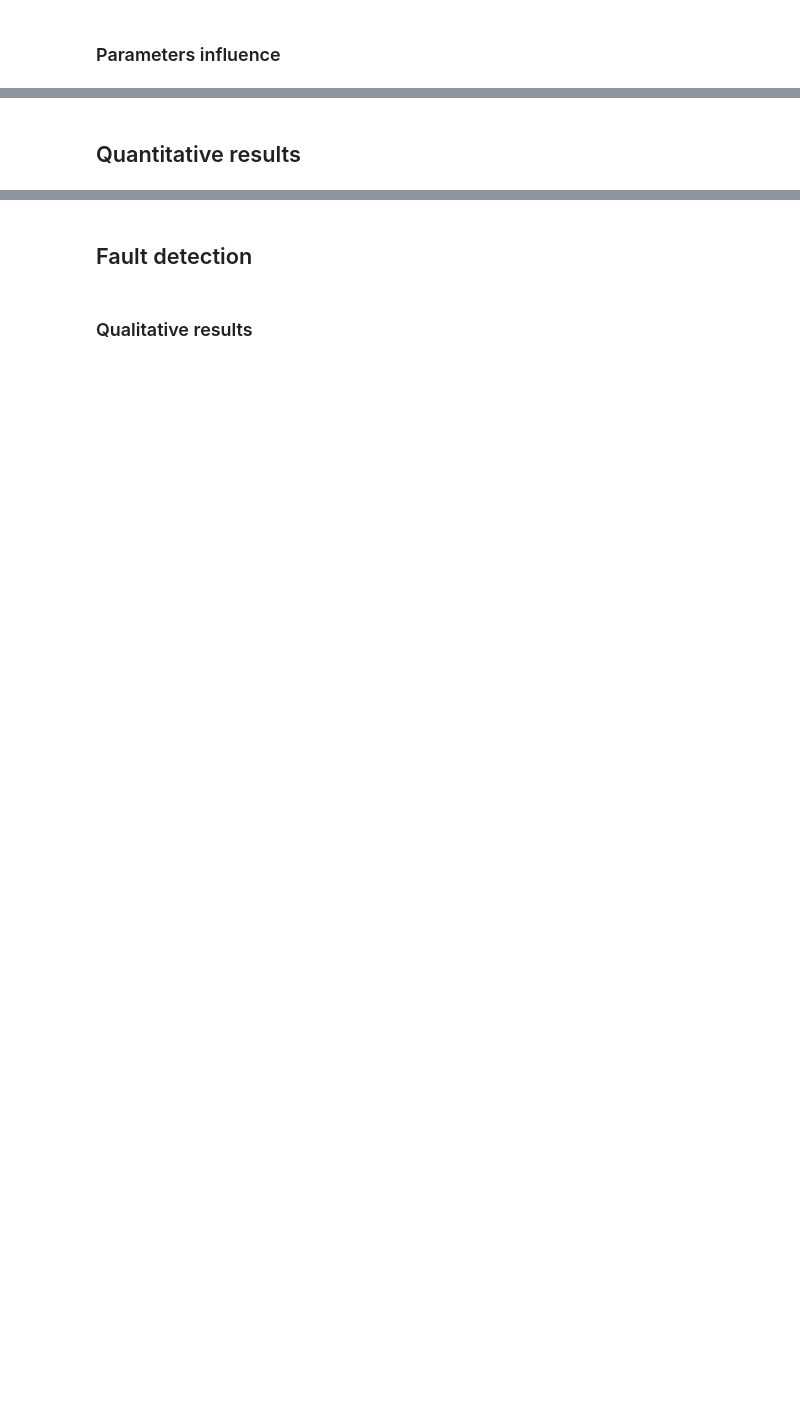
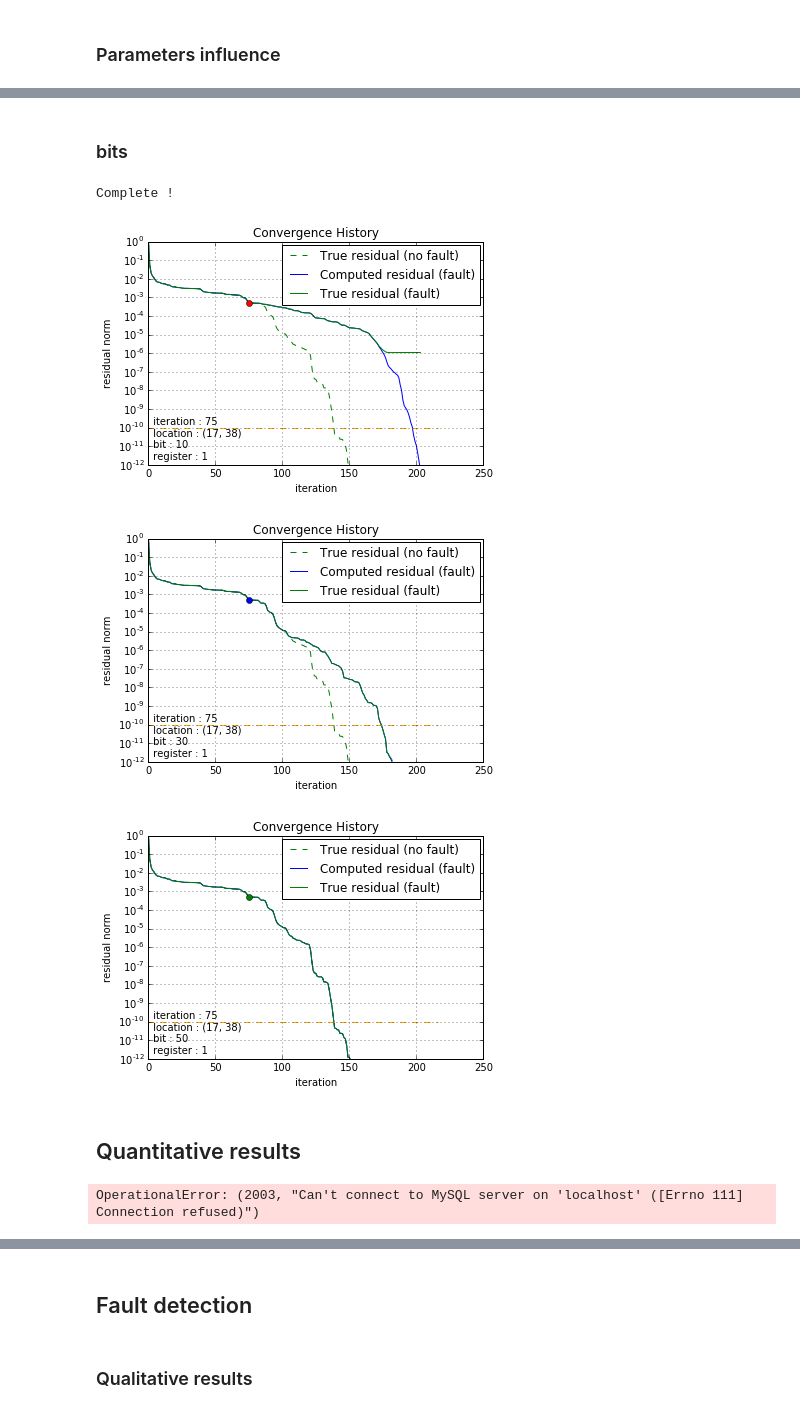
Before and after one commit to alemoreau/Resilience, a Jupyter notebook: Resilience - GMRES.ipynb, the cells around one changed output, grey strips where cells are left out. Drawn from its saved outputs; the diff is of its cells as text; code cells hidden in the pictures; blank space fills up the shorter version.

```diff
--- a/Resilience - GMRES.ipynb
+++ b/Resilience - GMRES.ipynb
@@ -318,3 +333,25 @@ def when_has_converged(data, epsilon = epsilon):
+# %% [markdown]
+### bits
+# %%
+experiment_parameters = experiment_parameters_generator(iterations = [F.get_data()[0]["l"] / 2], bits = [10, 30, 50], tol = epsilon/100)
+
+E = Experiment(experiment_parameters, gmres_algorithm)
+E.set_inputs(inputs)
+E.run(show_progress=True, n=3)
+
+for data in E.get_data():
+    color = gmres_display.convergence_outcome_color(data, F.get_data()[0], epsilon)
+    fig = plt.figure()
+    gmres_display.convergence_history(data, data_no_fault = F.get_data()[0], computed_residual_label="Computed residual (fault)", true_residual_label="True residual (fault)", fault = True, fault_color=color, delta = False, ylim = (epsilon / 100, 1), xytext = (1, 2 * epsilon / 100), bbox_to_anchor=(0.38, 0.85))
+    plt.plot([0, n], [epsilon, epsilon], linestyle="--", color="orange")
+    #fig.show()
+    gmres_display.save_fig_pdf(fig, "figure" + str(i) + ".pdf")
+    i += 1
+# %% [output]
+Complete !
+[figure, added]
+[figure, added]
+[figure, added]
 # %% [markdown]
 ## Quantitative results
 # %%
@@ -346,7 +383,7 @@ import sys
 import pymysql as mariadb
 mariadb_connection = mariadb.connect(user='resilience',
                                      #password='resilience_password',
-                                     passwd='resilience_password',
+                                     passwd='resilience_password_',
                                      #host='192.168.1.48',
                                      database='gmres_resilience')
 cursor = mariadb_connection.cursor()
@@ -406,6 +443,8 @@ def save_experiment(input, output, parameter, data):
 def save_database_callback(input, output, parameter, data):
     save_linearsystem(input)
     save_experiment(input, output, parameter, data)
+# %% [output]
+OperationalError: (2003, "Can't connect to MySQL server on 'localhost' ([Errno 111] Connection refused)")
 # %%
 cursor.execute("""SELECT name FROM LinearSystem WHERE name = %s """, (str(input["name"]),))
 rows = cursor.fetchone()
```
Also changed, not shown: parts of 16 cells of this notebook, 5 other files.
